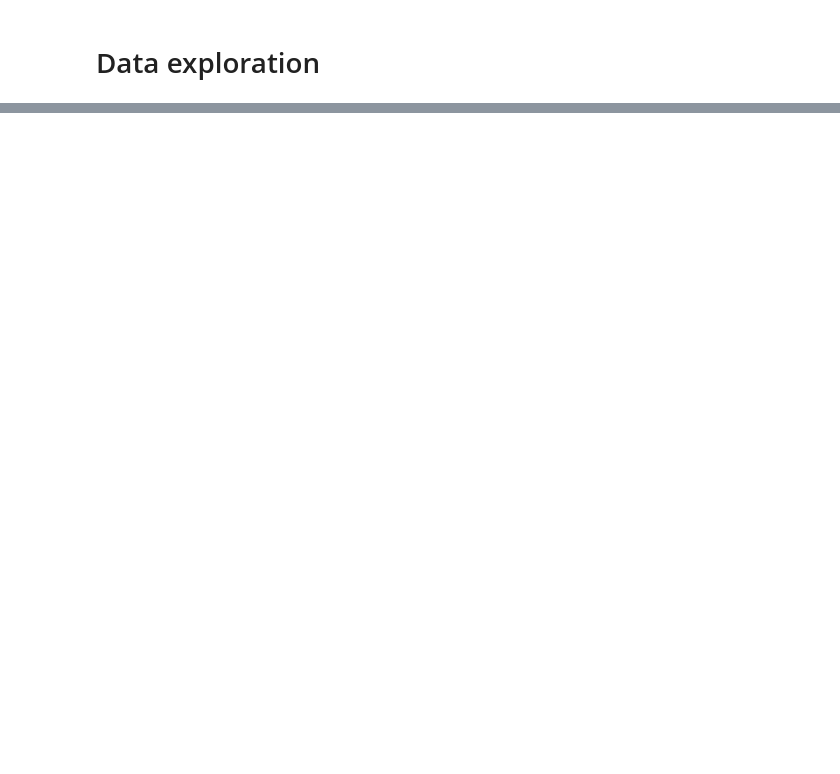
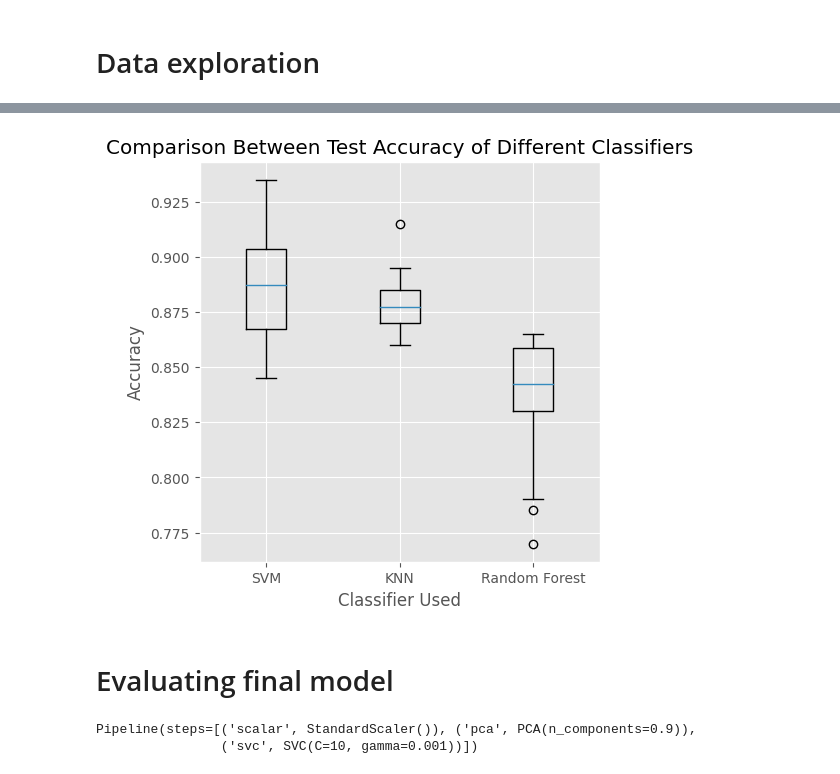
Before and after one commit to tobyloby12/AMLS-assignment, a Jupyter notebook: Task B/mainB.ipynb, the cells around one changed output, grey strips where cells are left out. Saved outputs shown, nothing was run; the diff lists cells and outputs as text; code cells hidden in the pictures; blank space fills up the shorter version.

```diff
--- a/Task B/mainB.ipynb
+++ b/Task B/mainB.ipynb
@@ -486,2 +494,4 @@ df_results_top_5
 # %% [markdown]
 # Data exploration
+# %%
+df_results = pd.read_csv(path + '/Task B/results3.csv')
@@ -487,0 +564,43 @@ df_results_top_5
+# %%
+data1 = df_results[df_results['Classifier'] == 'svm']['Test accuracy']
+data2 = df_results[df_results['Classifier'] == 'knn']['Test accuracy']
+data3 = df_results[df_results['Classifier'] == 'random forest']['Test accuracy']
+
+# data3 = df_results[augmented]['accuracy']
+# data4 = df_results[~augmented]['accuracy']
+
+fig = plt.figure(figsize =(4, 4))
+
+
+# Creating axes instance
+ax = fig.add_axes([0, 0, 1, 1])
+
+# Creating plot
+bp = ax.boxplot([data1, data2, data3])
+ax.set_xticks([1, 2, 3],['SVM', 'KNN', 'Random Forest'])
+# ax.set_xlabel('Data augmentation used')
+ax.set_ylabel('Accuracy')
+ax.set_xlabel('Classifier Used')
+
+
+# ax1 = fig.add_axes([1.5, 0, 1, 1])
+
+# bp = ax1.boxplot([data3, data4])
+# ax1.set_xticks([1, 2],['Augmented', 'Not augmented'])
+# # ax.set_xlabel('Data augmentation used')
+# ax1.set_ylabel('accuracy')
+
+plt.title('Comparison Between Test Accuracy of Different Classifiers')
+
+# show plot
+plt.show()
+# %% [output]
+[figure, added]
+# %% [markdown]
+# Evaluating final model
+# %%
+final_model = pickle.load(open(path + '/Task B/best_model2.sav', 'rb'))
+print(final_model.best_estimator_)
+# %% [output]
+Pipeline(steps=[('scalar', StandardScaler()), ('pca', PCA(n_components=0.9)),
+                ('svc', SVC(C=10, gamma=0.001))])
```
Also changed, not shown: parts of 16 cells of this notebook, 4 other files.
